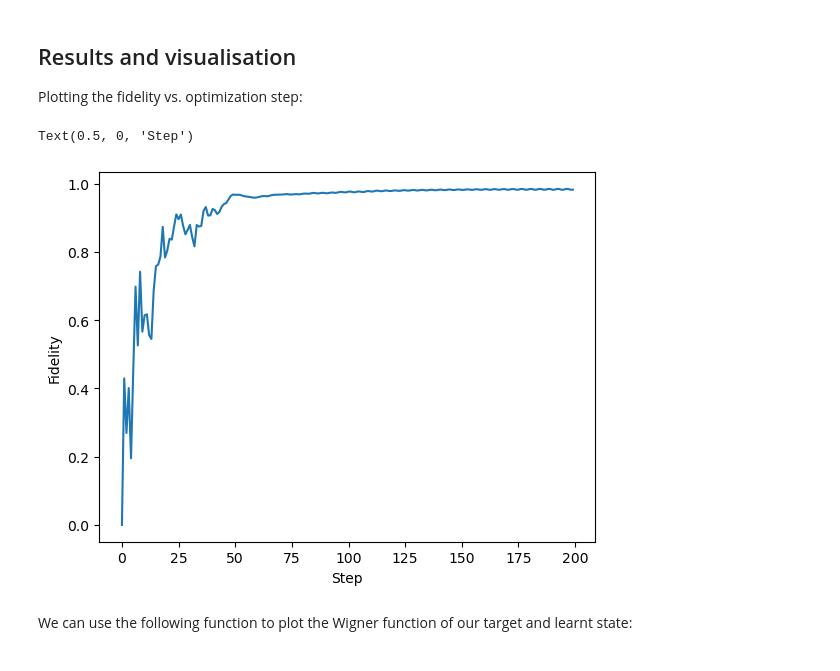
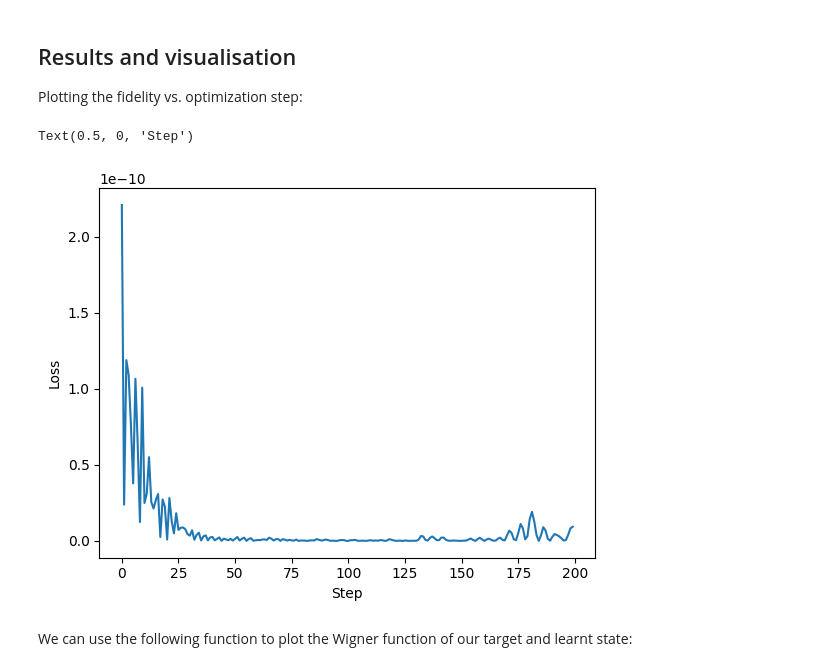
Before and after one commit to MatthieuSarkis/Long-range-intermolecular-interactions-on-a-continuous-variable-quantum-computer, a Jupyter notebook: notebooks/run_state_learner.ipynb, the cells around one changed output. Drawn from its saved outputs; the diff is of its cells as text; code cells hidden in the pictures.

```diff
--- a/notebooks/run_state_learner.ipynb
+++ b/notebooks/run_state_learner.ipynb
@@ -292,15 +116,13 @@ def cost(weights):
     mapping = {p.name: w for p, w in zip(sf_params.flatten(), tf.reshape(weights, [-1]))}
 
     # Run engine
-    state = eng.run(prog, args=mapping).state
-
-    # Extract the statevector
-    ket = state.ket()
-
-    # Compute the fidelity between the output statevector
-    # and the target state.
-    fidelity = tf.abs(tf.reduce_sum(tf.math.conj(ket) * target_state)) ** 2
+    results = eng.run(prog, args=mapping)
+    #photon_number = tf.cast(results.samples[0][0], dtype=tf.float32)
+    state = results.state
+    x = state.quad_expectation(mode=0, phi=0.0)[0] # returns both the expectation value and variance of the position quadrature.
+    p = state.quad_expectation(mode=0, phi=0.5*np.pi)[0] # returns both the expectation value and variance of the position quadrature.
 
     # Objective function to minimize
-    cost = tf.abs(tf.reduce_sum(tf.math.conj(ket) * target_state) - 1)
-    return cost, fidelity, ket
+    #cost = photon_number + 0.5
+    #cost = photon_number
+    return 0.5 * (x**2 + p**2)
@@ -314,8 +138,8 @@ opt = tf.keras.optimizers.Adam(learning_rate=lr)
 We then loop over all repetitions, storing the best predicted fidelity
 value.
 # %%
-fid_progress = []
-best_fid = 0
+loss_progress = []
+best_loss = float('inf')
 
 for i in range(reps):
     # reset the engine if it has already been executed
@@ -323,26 +147,17 @@ for i in range(reps):
         eng.reset()
 
     with tf.GradientTape() as tape:
-        loss, fid, ket = cost(weights)
-        #print(loss)
+        loss = cost(weights)
 
-    # Stores fidelity at each step
-    fid_progress.append(fid.numpy())
+    loss_progress.append(loss.numpy())
 
-    if fid > best_fid:
-        # store the new best fidelity and best state
-        best_fid = fid.numpy()
-        learnt_state = ket.numpy()
+    if loss < best_loss:
+        best_loss = loss.numpy()
 
-    print(loss)
-    print(weights)
-
-    # one repetition of the optimization
     gradients = tape.gradient(loss, weights)
-    #print(gradients.shape)
     opt.apply_gradients(zip([gradients], [weights]))
 
     # Prints progress at every rep
     if i % 1 == 0:
-        print("Rep: {} Cost: {:.4f} Fidelity: {:.4f}".format(i, loss, fid))
+        print("Rep: {} Cost: {:.20f}".format(i, loss))
 # %% [output]
@@ -371,16 +186,16 @@ Plotting the fidelity vs. optimization step:
 # %%
 from matplotlib import pyplot as plt
 
 plt.rcParams["font.family"] = "serif"
 plt.rcParams["font.sans-serif"] = ["Computer Modern Roman"]
 plt.style.use("default")
 
-plt.plot(fid_progress)
-plt.ylabel("Fidelity")
+plt.plot(loss_progress)
+plt.ylabel("Loss")
 plt.xlabel("Step")
 # %% [output]
 Text(0.5, 0, 'Step')
-[figure, old version]
+[figure, new version]
 # %% [markdown]
 We can use the following function to plot the Wigner function of our
 target and learnt state:
```
Also changed, not shown: parts of 19 cells of this notebook, 7 other files.
